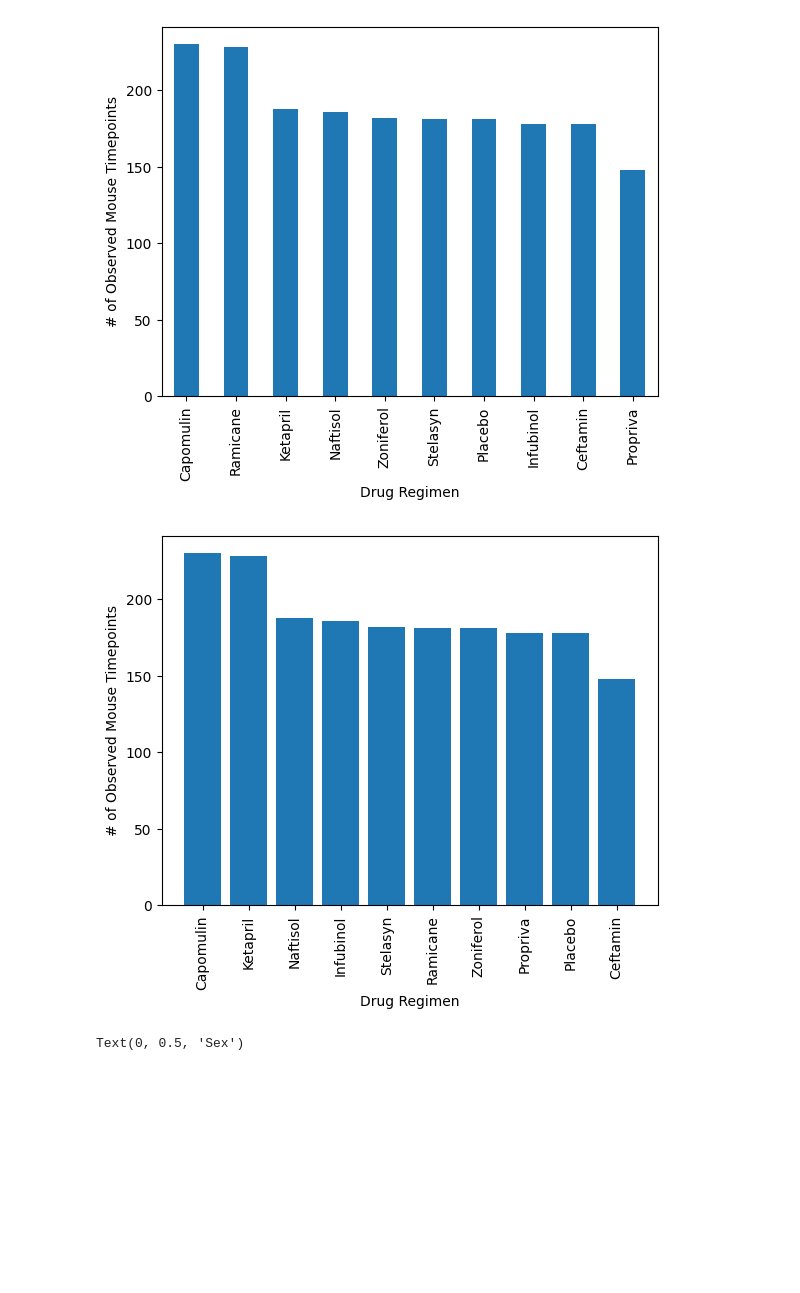
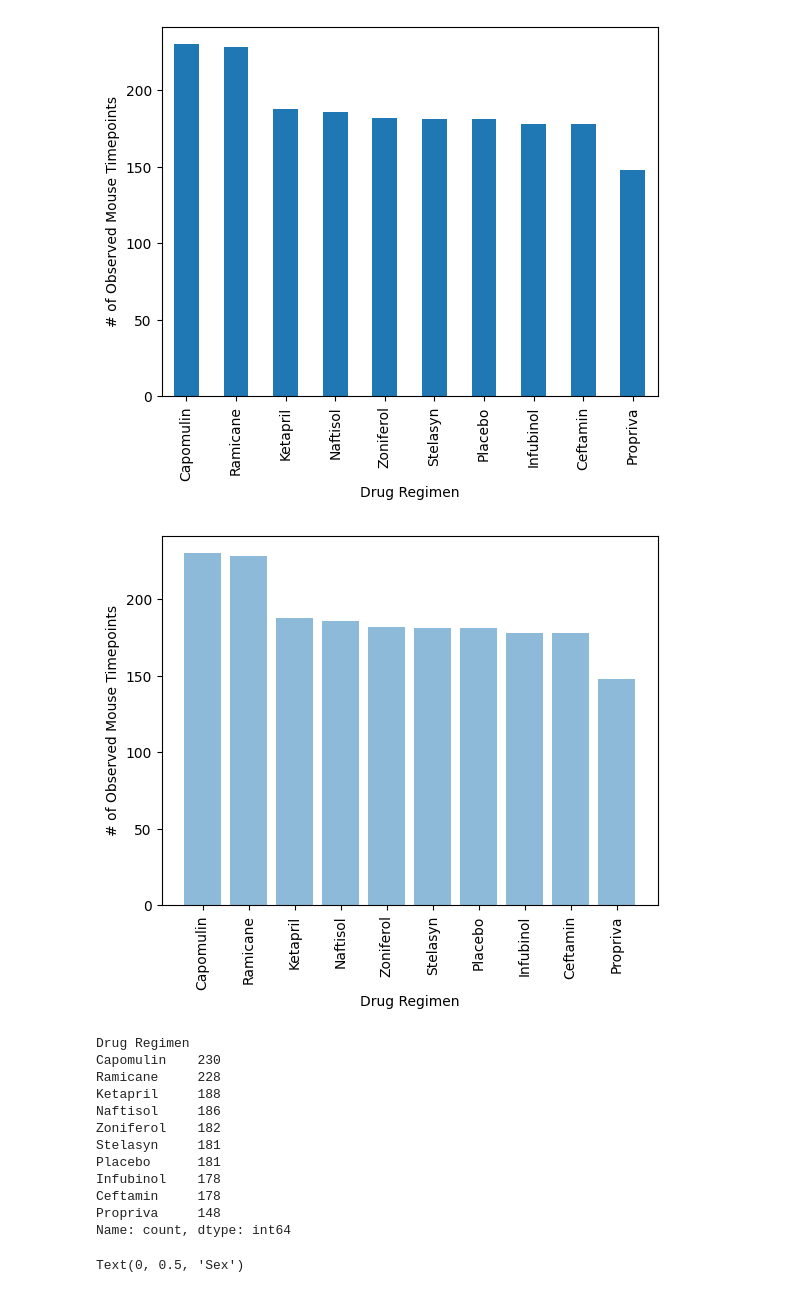
Before and after one commit to kcwaggs/data_visualization-challenge, a Jupyter notebook: pymaceuticals.ipynb, the cells around one changed output. Cells and saved outputs as stored; diff of their text form; code cells hidden in the pictures; blank space fills up the shorter version.

```diff
--- a/pymaceuticals.ipynb
+++ b/pymaceuticals.ipynb
@@ -175,16 +186,30 @@ Text(0, 0.5, '# of Observed Mouse Timepoints')
 # %%
 # Generate a bar plot showing the total number of rows (Mouse ID/Timepoints) for each drug regimen using pyplot.
 py_bar_x_axis = cleaned_df['Drug Regimen'].unique()
-py_bar_y_axis = cleaned_df['Drug Regimen'].value_counts()
+py_bar_y_axis = per_drug_mouse_count
 
 # plotting and formatting
-plt.bar(py_bar_x_axis, py_bar_y_axis)
+tick_locations = [value for value in py_bar_x_axis]
+plt.bar(py_bar_x_axis, py_bar_y_axis, alpha=0.5, align="center")
 plt.xlabel('Drug Regimen')
 plt.ylabel('# of Observed Mouse Timepoints')
-plt.xticks(rotation = 'vertical')
+plt.xticks(tick_locations, ['Capomulin', 'Ramicane', 'Ketapril', 'Naftisol', 'Zoniferol', 'Stelasyn', 'Placebo', 'Infubinol', 'Ceftamin', 'Propriva'], rotation = 'vertical')
 plt.show()
+per_drug_mouse_count
 # %% [output]
-[figure, old version]
+[figure, new version]
+Drug Regimen
+Capomulin    230
+Ramicane     228
+Ketapril     188
+Naftisol     186
+Zoniferol    182
+Stelasyn     181
+Placebo      181
+Infubinol    178
+Ceftamin     178
+Propriva     148
+Name: count, dtype: int64
 # %%
 # Generate a pie plot showing the distribution of female versus male mice using Pandas
 per_sex_mouse_count = cleaned_df['Sex'].value_counts()
```
Also changed, not shown: parts of 1 cell of this notebook, 1 other file.
